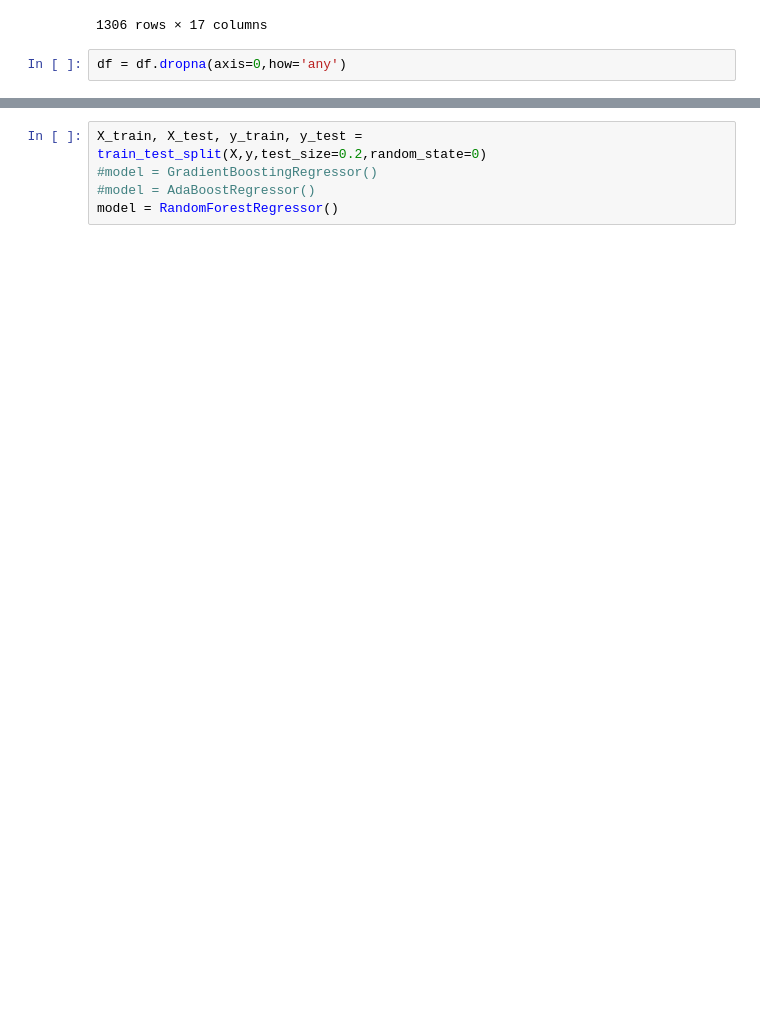
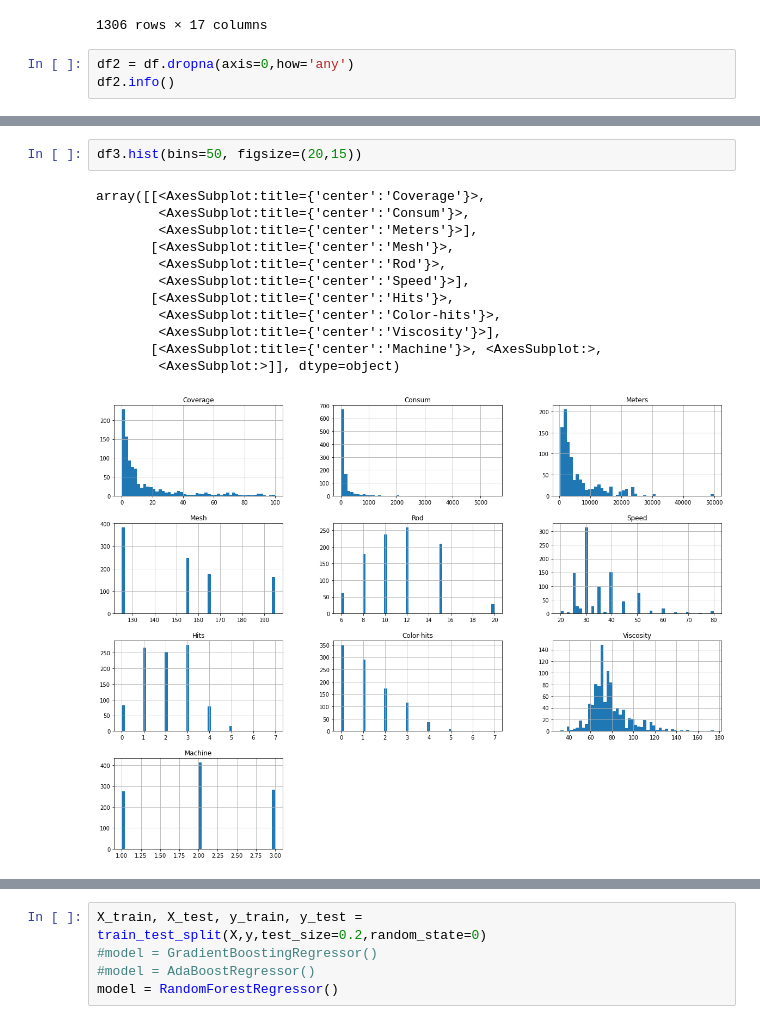
Before and after one commit to sinchan-s/CCP, a Jupyter notebook: model/Color-Consum-Prediction.ipynb, the cells around one changed output, grey strips where cells are left out. Cells and saved outputs as stored; diff of their text form; blank space fills up the shorter version.

```diff
--- a/model/Color-Consum-Prediction.ipynb
+++ b/model/Color-Consum-Prediction.ipynb
@@ -24,4 +24,5 @@ df
 | 1305 | 14000398 | CV | 40 | None | Reactive | 4.57 | 51 | 70 | 19 | 2194 | 125.0 | ... |
 1306 rows × 17 columns
 # %%
-df = df.dropna(axis=0,how='any')
+df2 = df.dropna(axis=0,how='any')
+df2.info()
@@ -48 +71,16 @@ memory usage: 136.8+ KB
+# %%
+df3.hist(bins=50, figsize=(20,15))
+# %% [output]
+array([[<AxesSubplot:title={'center':'Coverage'}>,
+        <AxesSubplot:title={'center':'Consum'}>,
+        <AxesSubplot:title={'center':'Meters'}>],
+       [<AxesSubplot:title={'center':'Mesh'}>,
+        <AxesSubplot:title={'center':'Rod'}>,
+        <AxesSubplot:title={'center':'Speed'}>],
+       [<AxesSubplot:title={'center':'Hits'}>,
+        <AxesSubplot:title={'center':'Color-hits'}>,
+        <AxesSubplot:title={'center':'Viscosity'}>],
+       [<AxesSubplot:title={'center':'Machine'}>, <AxesSubplot:>,
+        <AxesSubplot:>]], dtype=object)
+[figure, added]
 # %%
```
Also changed, not shown: parts of 21 cells of this notebook.
